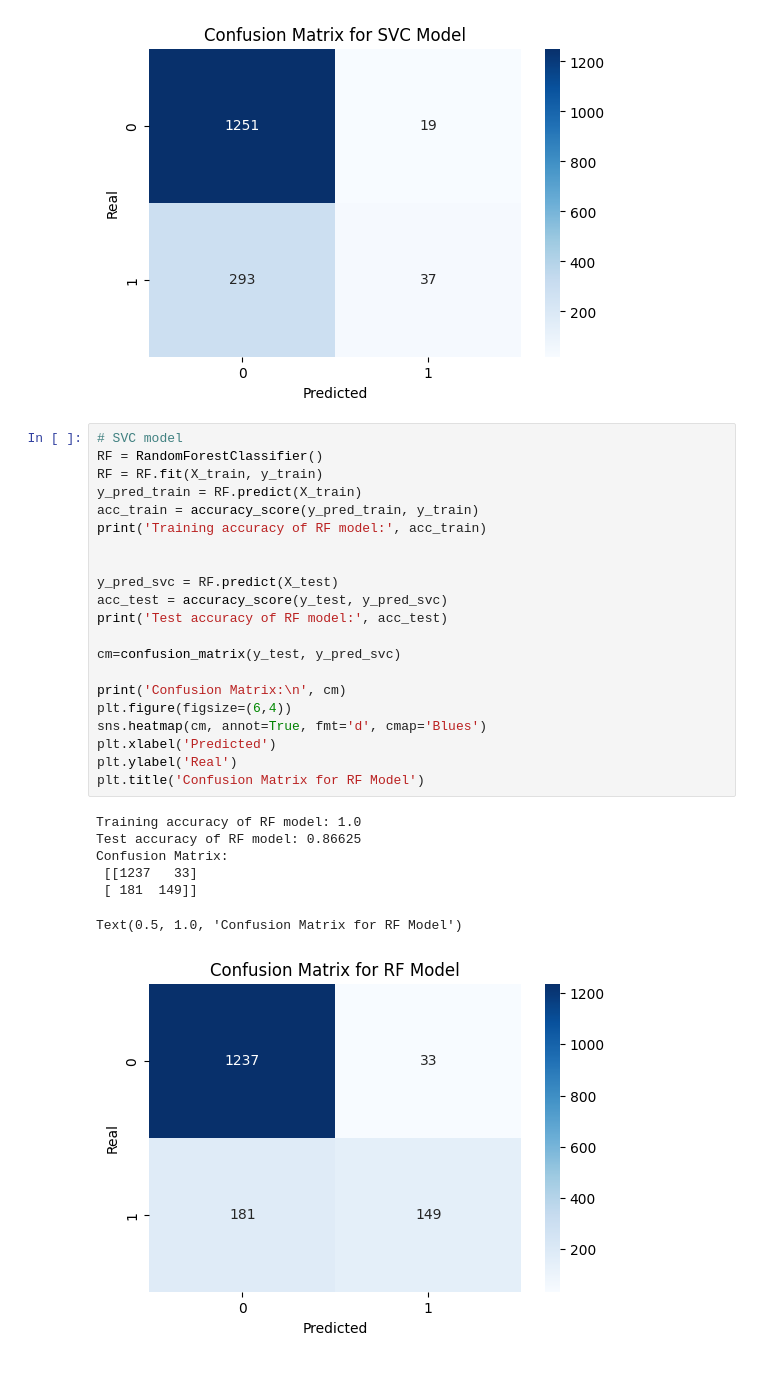
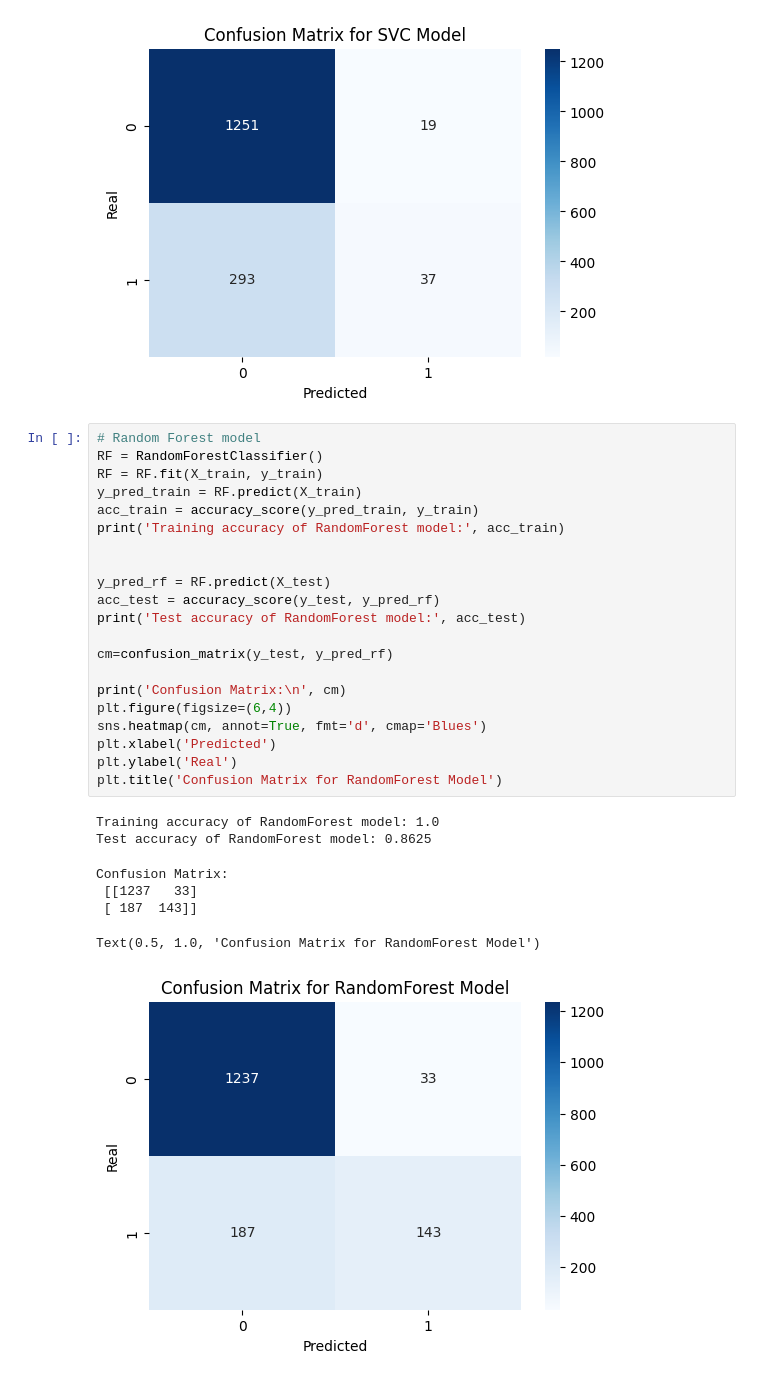
Before and after one commit to Design3Website/MachineLearning_PredictingChurnRate, a Jupyter notebook: Mon_Model.ipynb, the cells around one changed output. Saved outputs shown, nothing was run; the diff lists cells and outputs as text.

Commit message:
update: metricss by cross validation & model selection

```diff
--- a/Mon_Model.ipynb
+++ b/Mon_Model.ipynb
@@ -490,32 +489,32 @@ Confusion Matrix:
 Text(0.5, 1.0, 'Confusion Matrix for SVC Model')
 [figure]
 # %%
-# SVC model
+# Random Forest model
 RF = RandomForestClassifier()
 RF = RF.fit(X_train, y_train)
 y_pred_train = RF.predict(X_train)
 acc_train = accuracy_score(y_pred_train, y_train)
-print('Training accuracy of RF model:', acc_train)
+print('Training accuracy of RandomForest model:', acc_train)
 
 
-y_pred_svc = RF.predict(X_test)
-acc_test = accuracy_score(y_test, y_pred_svc)
-print('Test accuracy of RF model:', acc_test)
+y_pred_rf = RF.predict(X_test)
+acc_test = accuracy_score(y_test, y_pred_rf)
+print('Test accuracy of RandomForest model:', acc_test)
 
-cm=confusion_matrix(y_test, y_pred_svc)
+cm=confusion_matrix(y_test, y_pred_rf)
 
 print('Confusion Matrix:\n', cm)
 plt.figure(figsize=(6,4))
 sns.heatmap(cm, annot=True, fmt='d', cmap='Blues')
 plt.xlabel('Predicted')
 plt.ylabel('Real')
-plt.title('Confusion Matrix for RF Model')
+plt.title('Confusion Matrix for RandomForest Model')
 # %% [output]
-Training accuracy of RF model: 1.0
-Test accuracy of RF model: 0.86625
-Confusion Matrix:
- [[1237   33]
- [ 181  149]]
+Training accuracy of RandomForest model: 1.0
+Test accuracy of RandomForest model: 0.8625
-Text(0.5, 1.0, 'Confusion Matrix for RF Model')
+Confusion Matrix:
+ [[1237   33]
+ [ 187  143]]
+Text(0.5, 1.0, 'Confusion Matrix for RandomForest Model')
-[figure, old version]
+[figure, new version]
 # %%
```
Also changed, not shown: parts of 15 cells of this notebook.
